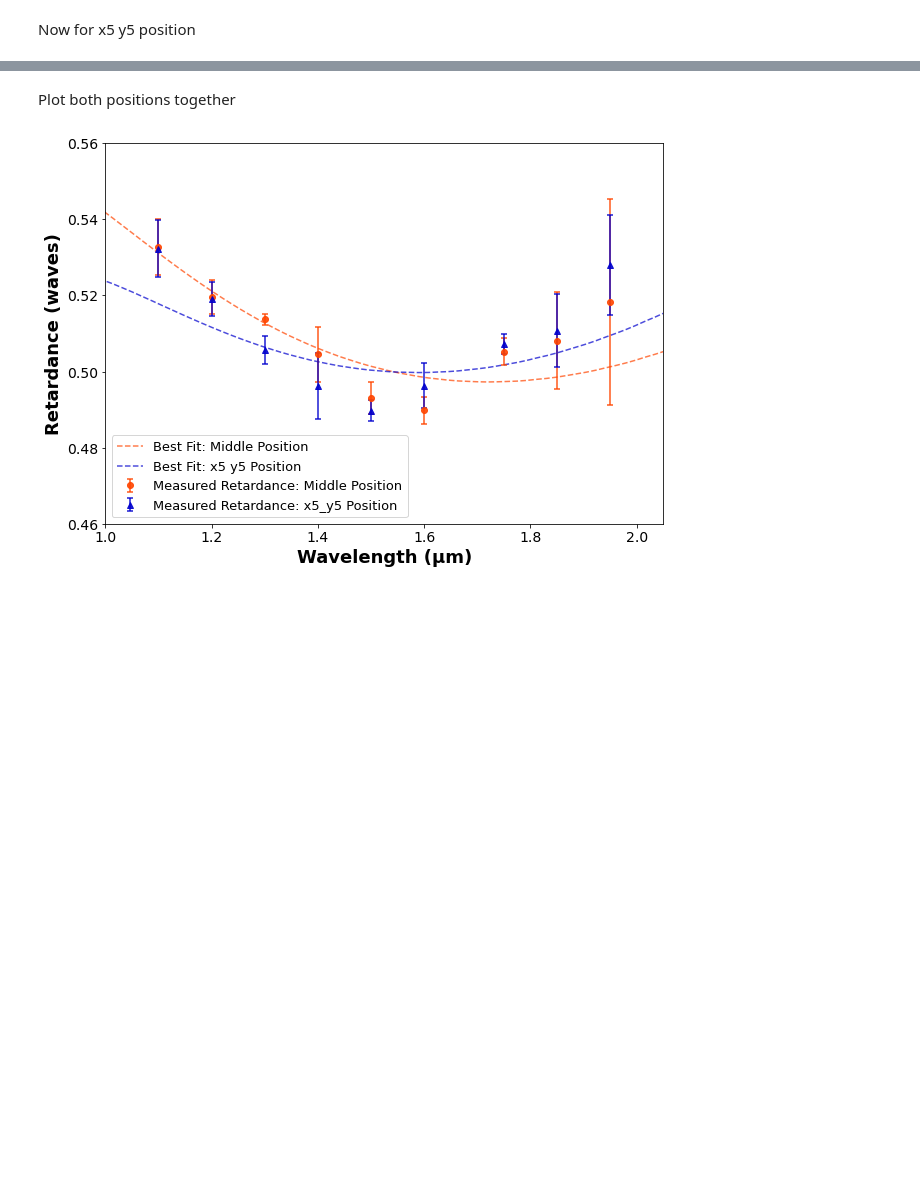
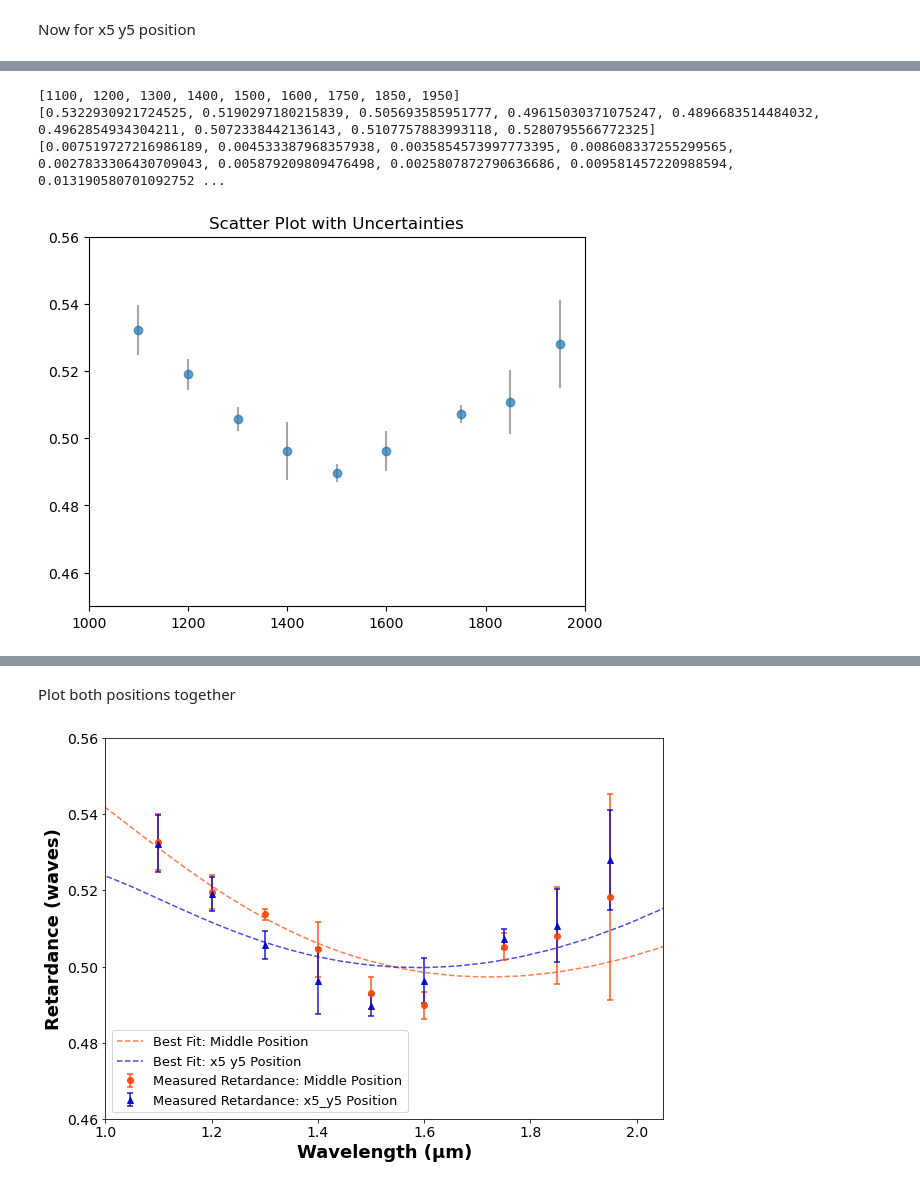
Before and after one commit to wcmelby/wcmelby-HWP_Characterizations, a Jupyter notebook: SuperK_Select_Data/JHK_Plate/JHK_SuperK_Analysis.ipynb, the cells around one changed output, grey strips where cells are left out. Drawn from its saved outputs; the diff is of its cells as text; code cells hidden in the pictures; blank space fills up the shorter version.

```diff
--- a/SuperK_Select_Data/JHK_Plate/JHK_SuperK_Analysis.ipynb
+++ b/SuperK_Select_Data/JHK_Plate/JHK_SuperK_Analysis.ipynb
@@ -875,3 +906,27 @@ print(corrected_Q_retardances_x5_y5)
+# %%
+# Save results to .npy file
+print(wavelengths)
+print(corrected_Q_retardances_x5_y5)
+print(Q_retardance_errors_x5_y5)
+data = np.vstack((wavelengths, corrected_Q_retardances_x5_y5, Q_retardance_errors_x5_y5))  # Shape will be (3, 9)
+np.save('JHK_x5_y5_retardance_data.npy', data)
+# %% [output]
+[1100, 1200, 1300, 1400, 1500, 1600, 1750, 1850, 1950]
+[0.5322930921724525, 0.5190297180215839, 0.505693585951777, 0.49615030371075247, 0.4896683514484032, 0.4962854934304211, 0.5072338442136143, 0.5107757883993118, 0.5280795566772325]
+[0.007519727216986189, 0.004533387968357938, 0.0035854573997773395, 0.008608337255299565, 0.0027833306430709043, 0.005879209809476498, 0.0025807872790636686, 0.009581457220988594, 0.013190580701092752 ...
+# %%
+loaded_data = np.load('JHK_x5_y5_retardance_data.npy')
+
+x_loaded = loaded_data[0]
+y_loaded = loaded_data[1]
+y_err_loaded = loaded_data[2]
+plt.errorbar(x_loaded, y_loaded, yerr=y_err_loaded, fmt='o', ecolor='gray', alpha=0.7)
+plt.xlim(1000, 2000)
+plt.ylim(0.45, 0.56)
+plt.title("Scatter Plot with Uncertainties")
+plt.show()
+# %% [output]
+[figure, added]
 # %%
 opt_params_x5_y5, cov_matrix_x5_y5 = curve_fit(fit_function, wavelengths, corrected_Q_retardances_x5_y5, p0=[1226, 1554], sigma=Q_retardance_errors_x5_y5)
 # opt_params_x5_y5, cov_matrix_x5_y5 = curve_fit(fit_function, wavelengths, corrected_Q_retardances_x5_y5, p0=[1226, 1554])
```
Also changed, not shown: parts of 12 cells of this notebook, 4 other files.
